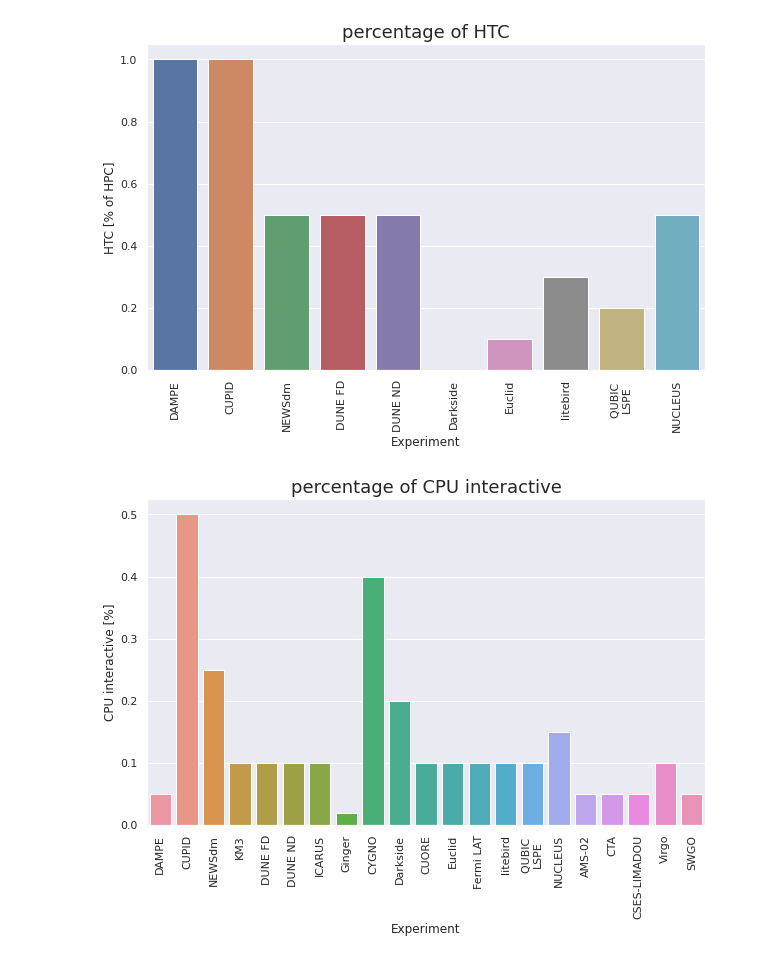
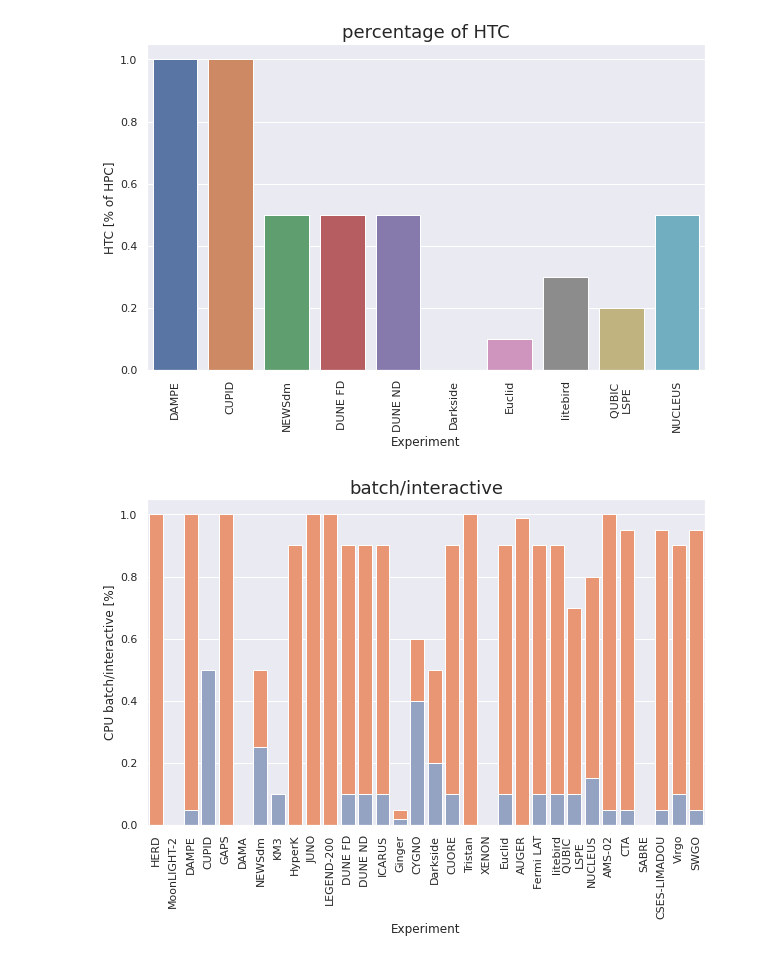
Before and after one commit to gmazzitelli/GSN2, a Jupyter notebook: rateVsSizeAP.ipynb, the cells around one changed output. Saved outputs shown, nothing was run; the diff lists cells and outputs as text; code cells hidden in the pictures.

```diff
--- a/rateVsSizeAP.ipynb
+++ b/rateVsSizeAP.ipynb
@@ -214,11 +215,12 @@ plt.show()
 [figure]
 # %%
 fig, ax = plt.subplots(figsize=(10,6))
-sns.barplot(data=pd[pd["interactive"]>0], x="Experiment", y="interactive")
+sns.barplot(data=pd, x="Experiment", y="batch", color=sns.color_palette("Set2", 10)[1])
+sns.barplot(data=pd, x="Experiment", y="interactive", color=sns.color_palette("Set2", 10)[2])
 ax.tick_params(axis='x', rotation=90)
 #ax.set_yscale('log')
-ax.set_ylabel("CPU interactive [%]")
-ax.set_title('percentage of CPU interactive', fontsize=18)
+ax.set_ylabel("CPU batch/interactive [%]")
+ax.set_title('batch/interactive', fontsize=18)
 plt.show()
 # %% [output]
-[figure, old version]
+[figure, new version]
```
Also changed, not shown: parts of 1 cell of this notebook.
